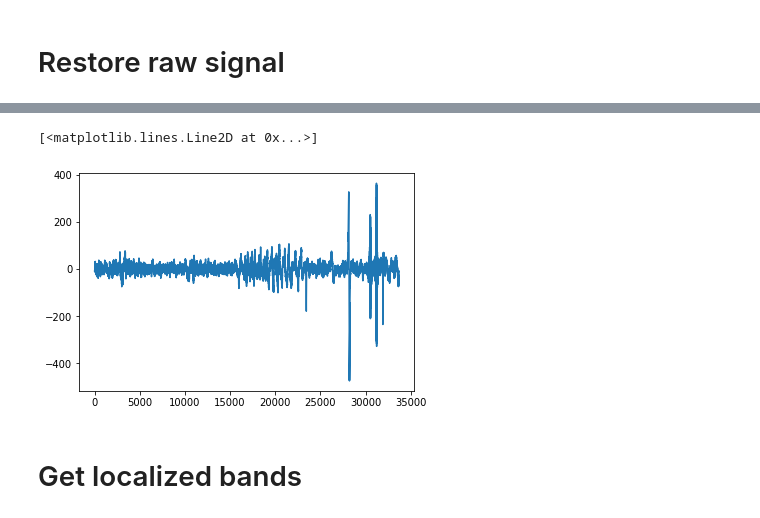
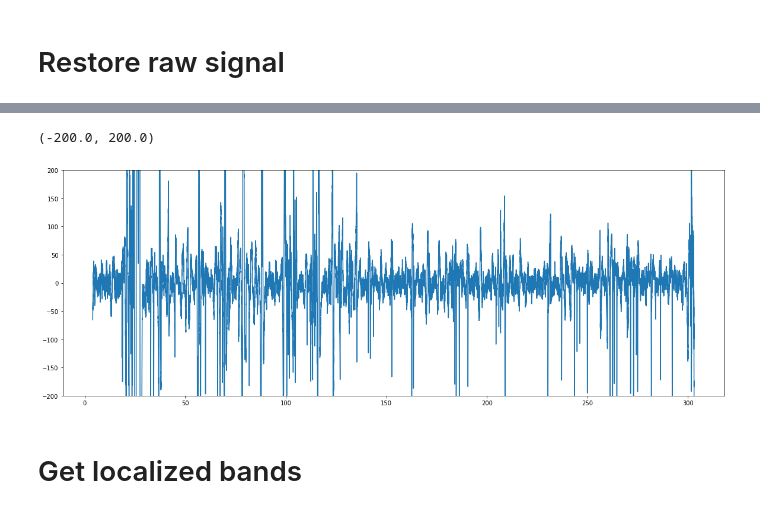
Before and after one commit to belya/game-emotions-viewer, a Jupyter notebook: video-server/notebooks/indicators.ipynb, the cells around one changed output, grey strips where cells are left out. Cells and saved outputs as stored; diff of their text form; code cells hidden in the pictures.

Commit message:
Added board data + checked usagee

```diff
--- a/video-server/notebooks/indicators.ipynb
+++ b/video-server/notebooks/indicators.ipynb
@@ -94,10 +94,16 @@ Designing a one-pass, zero-phase, non-causal bandstop filter:
 # %%
 %matplotlib inline
 # %%
-plt.plot(raw.get_data()[0, 1000:-1000])
+raw_data, time = raw[0, 1000:-100]
-# %% [output]
-[<matplotlib.lines.Line2D at 0x...>]
-[figure, removed]
+# %%
+plt.figure(figsize=(20, 7))
+
+plt.plot(time, raw_data[0])
+
+plt.ylim(-200, 200)
+# %% [output]
+(-200.0, 200.0)
+[figure, added]
 # %% [markdown]
 # Get localized bands
 # %%
```
Also changed, not shown: parts of 5 cells of this notebook, 7 other files.
